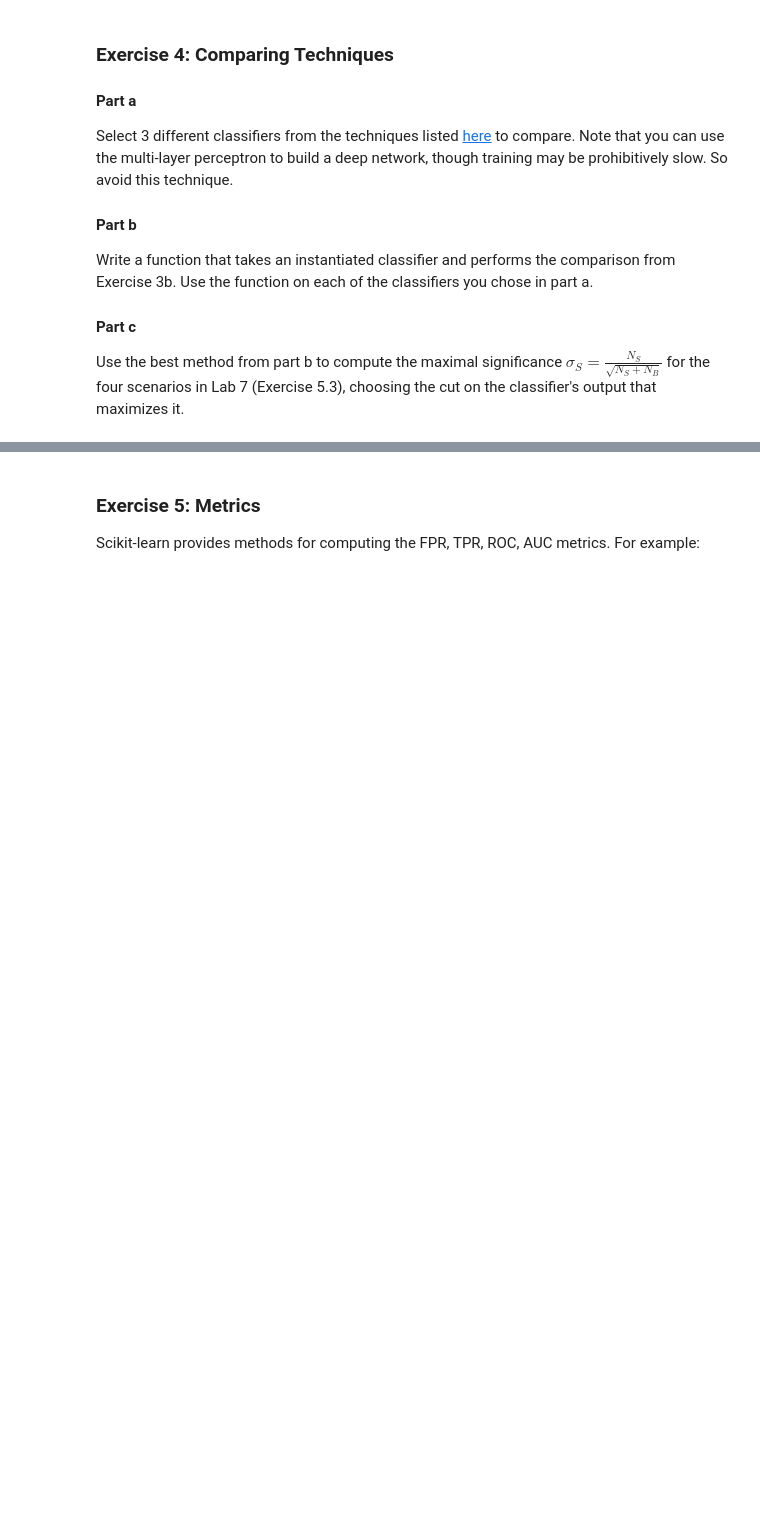
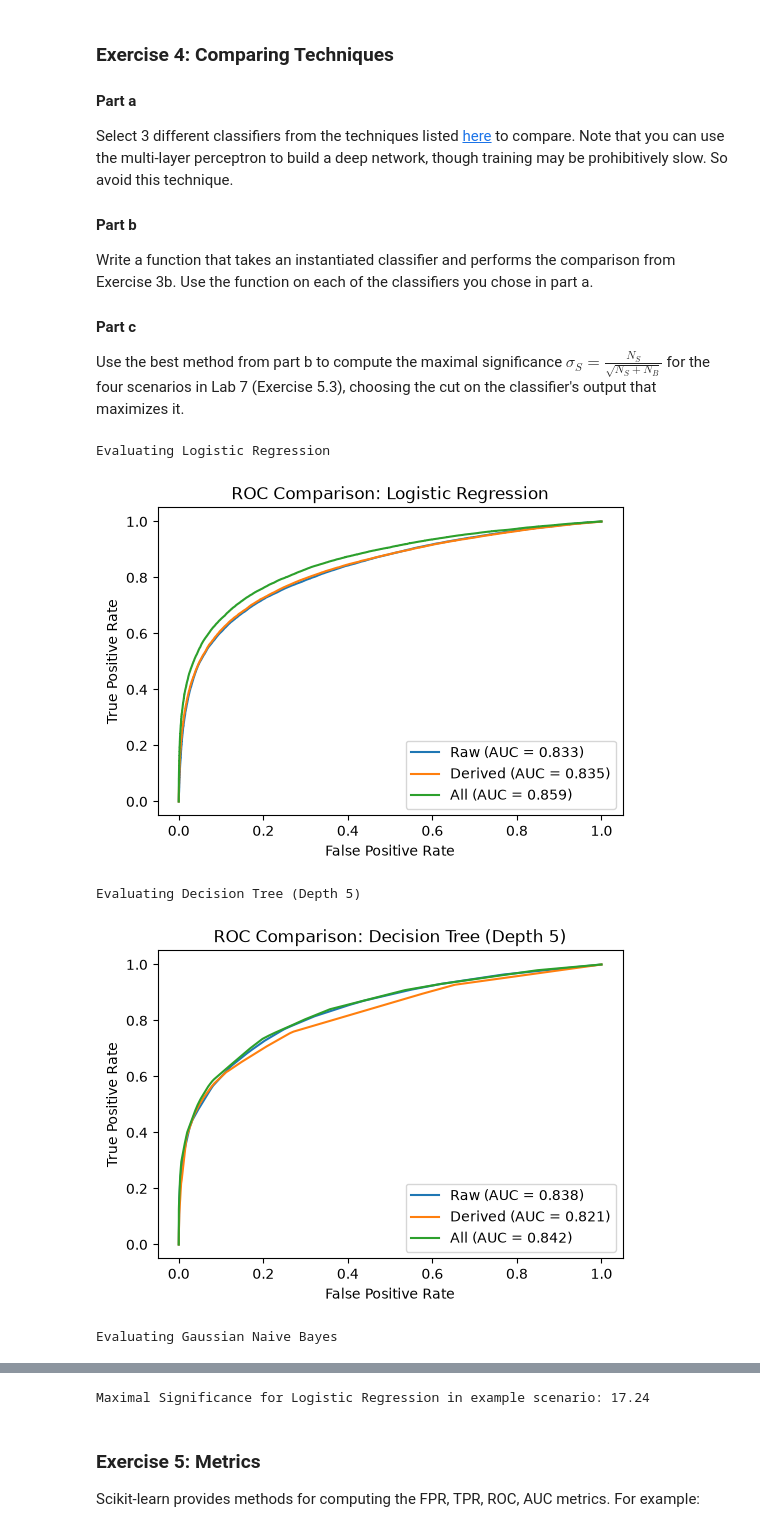
Before and after one commit to nehan-ahamed/DATA3402.Fall.2026, a Jupyter notebook: Labs/Lab.8/Lab.8.ipynb, the cells around one changed output, grey strips where cells are left out. Drawn from its saved outputs; the diff is of its cells as text; code cells hidden in the pictures; blank space fills up the shorter version.

```diff
--- a/Labs/Lab.8/Lab.8.ipynb
+++ b/Labs/Lab.8/Lab.8.ipynb
@@ -106,3 +168,74 @@ Write a function that takes an instantiated classifier and performs the comparis
 #### Part c
 
 Use the best method from part b to compute the maximal significance $\sigma_S= \frac{N_S}{\sqrt{N_S+N_B}}$ for the four scenarios in Lab 7 (Exercise 5.3), choosing the cut on the classifier's output that maximizes it.
+# %%
+from sklearn.linear_model import LogisticRegression
+from sklearn.tree import DecisionTreeClassifier
+from sklearn.naive_bayes import GaussianNB
+import numpy as np
+
+classifiers = {
+    "Logistic Regression": LogisticRegression(max_iter=1000),
+    "Decision Tree (Depth 5)": DecisionTreeClassifier(max_depth=5),
+    "Gaussian Naive Bayes": GaussianNB()
+}
+
+def compare_features_clf(clf_name, clf_model):
+    print(f"Evaluating {clf_name}")
+
+    def get_scores(model, X):
+        if hasattr(model, "decision_function"):
+            return model.decision_function(X)
+        else:
+            return model.predict_proba(X)[:, 1]
+
+    model_raw = clf_model.fit(X_Train_raw, y_Train)
+    score_raw = get_scores(model_raw, X_Test_raw)
+    fpr_r, tpr_r, _ = roc_curve(y_Test, score_raw)
+
+    model_feat = clf_model.fit(X_Train_feat, y_Train)
+    score_feat = get_scores(model_feat, X_Test_feat)
+    fpr_f, tpr_f, _ = roc_curve(y_Test, score_feat)
+
+    model_all = clf_model.fit(X_Train_all, y_Train)
+    score_all = get_scores(model_all, X_Test_all)
+    fpr_a, tpr_a, thresholds_a = roc_curve(y_Test, score_all)
+
+    plt.figure(figsize=(6, 4))
+    plt.plot(fpr_r, tpr_r, label=f'Raw (AUC = {auc(fpr_r, tpr_r):.3f})')
+    plt.plot(fpr_f, tpr_f, label=f'Derived (AUC = {auc(fpr_f, tpr_f):.3f})')
+    plt.plot(fpr_a, tpr_a, label=f'All (AUC = {auc(fpr_a, tpr_a):.3f})')
+    plt.title(f'ROC Comparison: {clf_name}')
+    plt.xlabel('False Positive Rate')
+    plt.ylabel('True Positive Rate')
+    plt.legend(loc="lower right")
+    plt.show()
+
+    return fpr_a, tpr_a, thresholds_a, score_all
+
+
+model_results = {}
+for name, model in classifiers.items():
+    fpr, tpr, thresh, scores = compare_features_clf(name, model)
+    model_results[name] = {'fpr': fpr, 'tpr': tpr, 'thresh': thresh, 'scores': scores}
+
+def calc_max_significance(tpr_array, fpr_array, expected_Ns, expected_Nb):
+    sig_yield = tpr_array * expected_Ns
+    bkg_yield = fpr_array * expected_Nb
+
+    valid_idx = (sig_yield + bkg_yield) > 0
+    significance = np.zeros_like(sig_yield)
+    significance[valid_idx] = sig_yield[valid_idx] / np.sqrt(sig_yield[valid_idx] + bkg_yield[valid_idx])
+
+    max_sig = np.max(significance)
+    return max_sig
+
+best_model = "Logistic Regression"
+max_sig = calc_max_significance(model_results[best_model]['tpr'], model_results[best_model]['fpr'], 1000, 10000)
+print(f"Maximal Significance for {best_model} in example scenario: {max_sig:.2f}")
+# %% [output]
+Evaluating Logistic Regression
+[figure, added]
+Evaluating Decision Tree (Depth 5)
+[figure, added]
+Evaluating Gaussian Naive Bayes
@@ -109,3 +243,4 @@ Use the best method from part b to compute the maximal significance $\sigma_S= \
+Maximal Significance for Logistic Regression in example scenario: 17.24
 # %% [markdown]
 ### Exercise 5: Metrics
 
```
Also changed, not shown: parts of 8 cells of this notebook.
